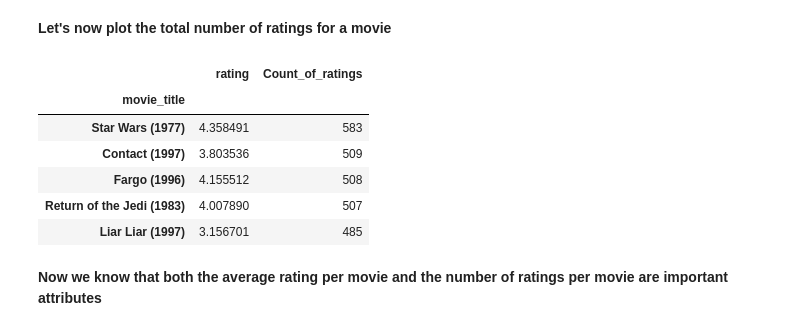
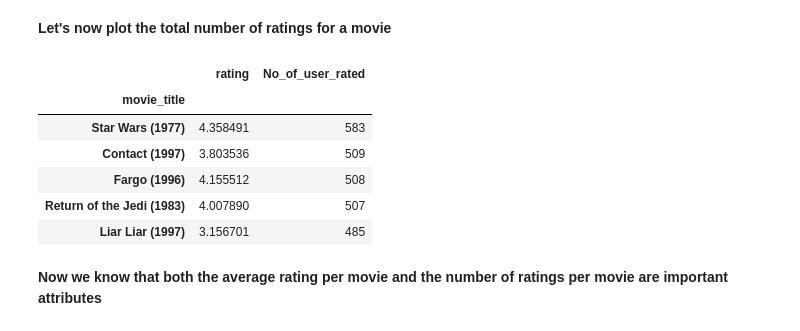
Before and after one commit to sahil-ansari-15/Recommendation-System, a Jupyter notebook: Collaborative_filtering_Correlation_Similarity.ipynb, the cells around one changed output. Cells and saved outputs as stored; diff of their text form; code cells hidden in the pictures.

```diff
--- a/Collaborative_filtering_Correlation_Similarity.ipynb
+++ b/Collaborative_filtering_Correlation_Similarity.ipynb
@@ -143,10 +143,10 @@ Movie_Stats.sort_values(by = ['rating'],ascending=False).head()
 # %%
 # Calculate count rating of all movies
 
-Movie_Stats['Count_of_ratings'] = pd.DataFrame(Movie_Rating.groupby('movie_title')['rating'].count())
-Movie_Stats.sort_values(by =['Count_of_ratings'], ascending=False).head()
+Movie_Stats['No_of_user_rated'] = pd.DataFrame(Movie_Rating.groupby('movie_title')['rating'].count())
+Movie_Stats.sort_values(by =['No_of_user_rated'], ascending=False).head()
 # %% [output]
-|  | rating | Count_of_ratings |
+|  | rating | No_of_user_rated |
 | movie_title |  |  |
 | Star Wars (1977) | 4.358491 | 583 |
 | Contact (1997) | 3.803536 | 509 |
```
Also changed, not shown: parts of 7 cells of this notebook.
